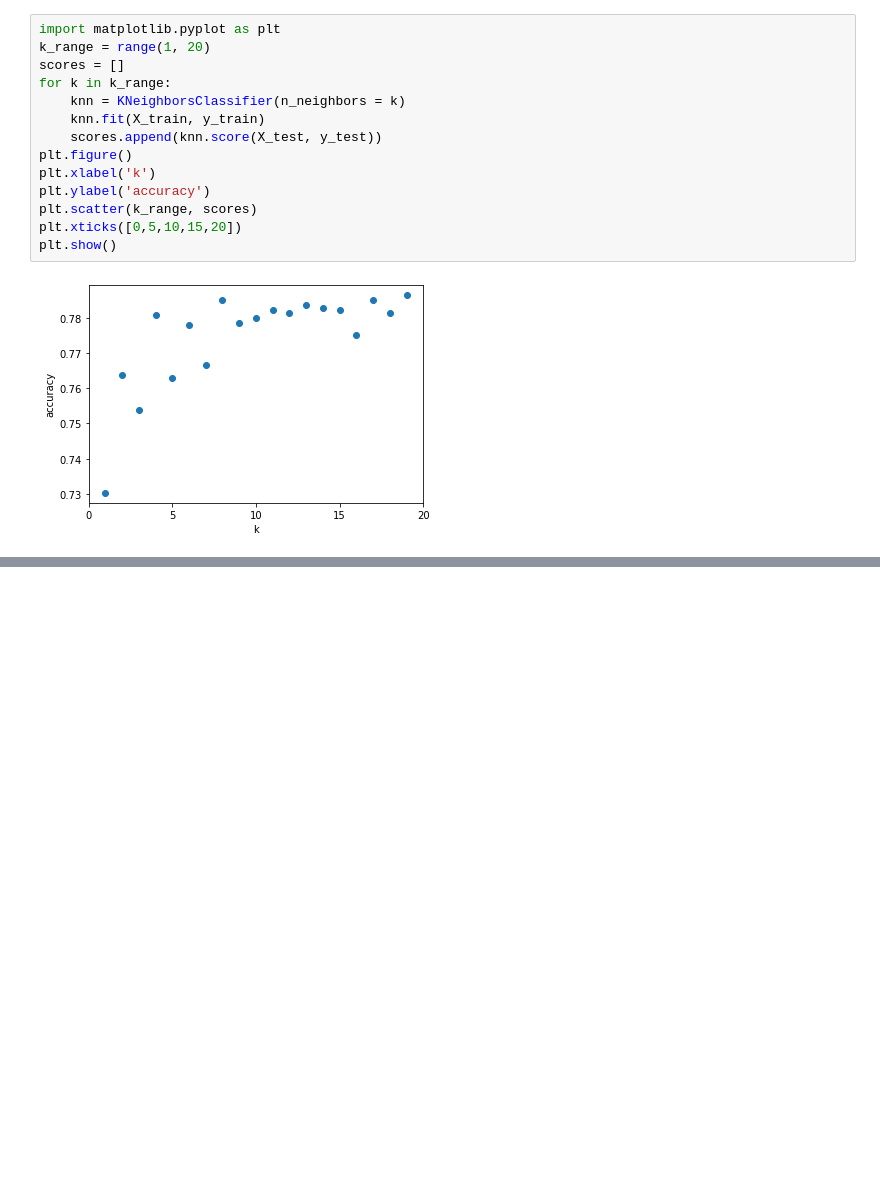
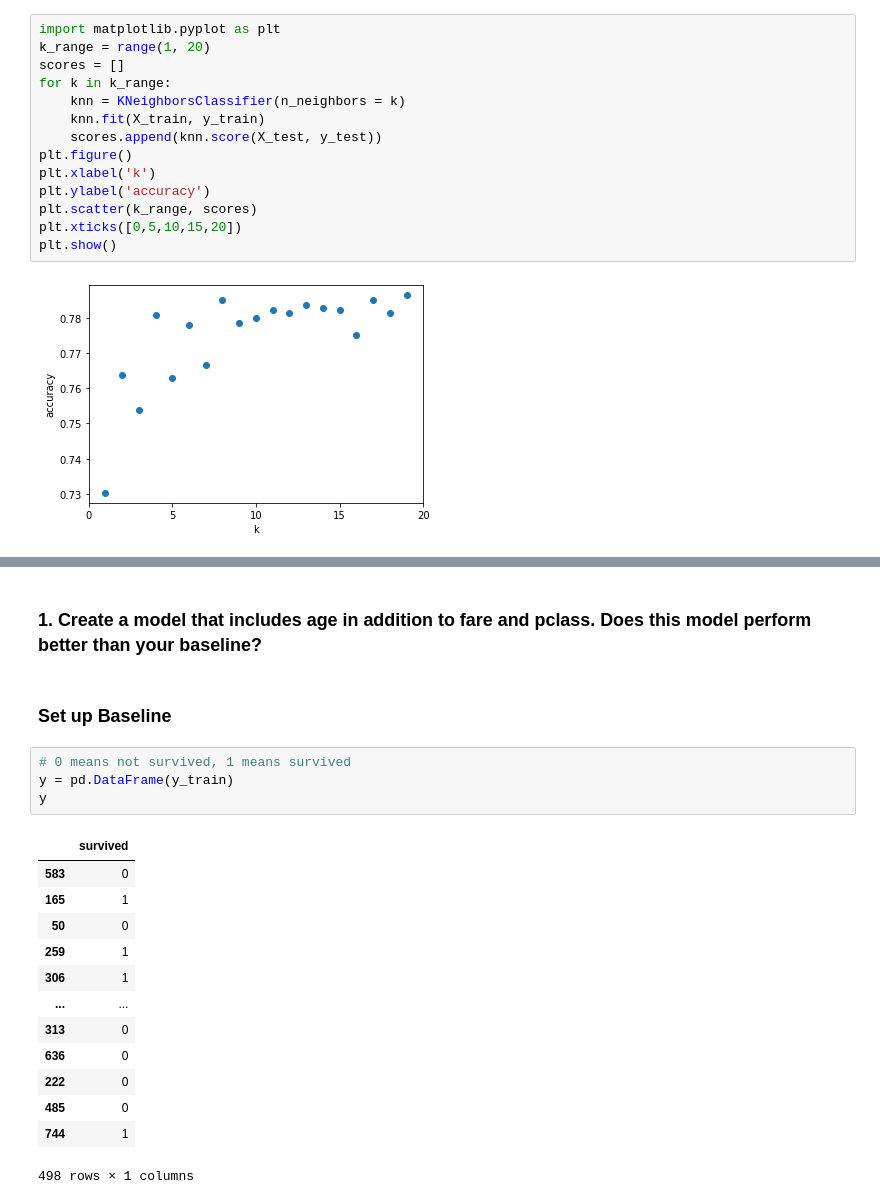
Before and after one commit to Yvette-Ibarra/classification-exercises, a Jupyter notebook: Model.ipynb, the cells around one changed output, grey strips where cells are left out. Cells and saved outputs as stored; diff of their text form; blank space fills up the shorter version.

```diff
--- a/Model.ipynb
+++ b/Model.ipynb
@@ -1267,0 +1320,22 @@ plt.show()
+# %% [markdown]
+### 1. Create a model that includes age in addition to fare and pclass. Does this model perform better than your baseline?
+# %% [markdown]
+### Set up Baseline
+# %%
+# 0 means not survived, 1 means survived
+y = pd.DataFrame(y_train)
+y
+# %% [output]
+|  | survived |
+| 583 | 0 |
+| 165 | 1 |
+| 50 | 0 |
+| 259 | 1 |
+| 306 | 1 |
+| ... | ... |
+| 313 | 0 |
+| 636 | 0 |
+| 222 | 0 |
+| 485 | 0 |
+| 744 | 1 |
+498 rows × 1 columns
```
Also changed, not shown: parts of 40 cells of this notebook.
